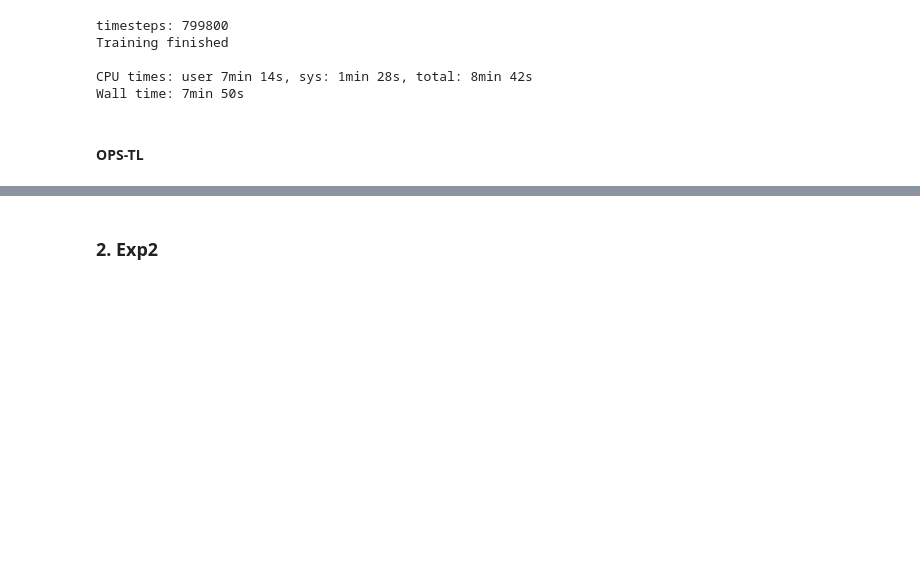
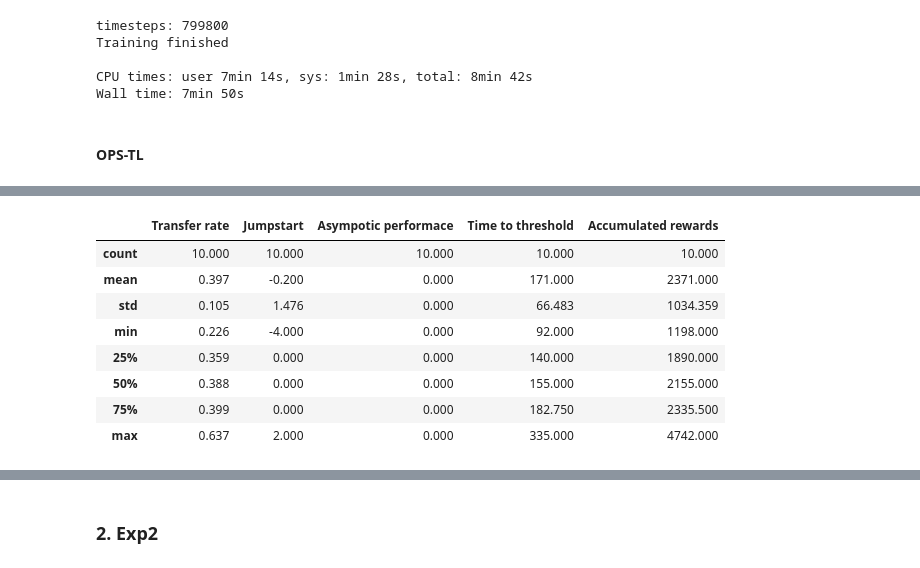
Before and after one commit to YangTA0/NegativeTransferEx, a Jupyter notebook: Baseline.ipynb, the cells around one changed output, grey strips where cells are left out. Cells and saved outputs as stored; diff of their text form; code cells hidden in the pictures; blank space fills up the shorter version.

```diff
--- a/Baseline.ipynb
+++ b/Baseline.ipynb
@@ -2063,7 +2517,7 @@ Wall time: 8min 48s
 # %%
 %%time
 #pr_v001_003
-pr_episodes_length_v001_003, pr_penalties_v001_003,pr_rewards_v001_003, _, pr_q_table_v001_003 = transform(target_rl_algo= prql,
+pr_episodes_length_v001_003, pr_penalties_v001_003,pr_rewards_v001_003, _, pr_q_table_v001_003 = transform(tl_algo= prql,
                                                                                        episode_num = EPISODE_NUM,
                                                                                        repeat_times = REPEAT_TIMES,
                                                                                        target_task = "Taxi-v003",
@@ -2190,0 +2659,15 @@ Canvas(toolbar=Toolbar(toolitems=[('Home', 'Reset original view', 'home', 'home'
+# %%
+# pr-Far transfer
+res = get_results(qlearn_rewards_v003,pr_rewards_v001_003)
+res = pd.DataFrame(res)
+res.describe()
+# %% [output]
+|  | Transfer rate | Jumpstart | Asympotic performace | Time to threshold | Accumulated rewards |
+| count | 10.000 | 10.000 | 10.000 | 10.000 | 10.000 |
+| mean | 0.397 | -0.200 | 0.000 | 171.000 | 2371.000 |
+| std | 0.105 | 1.476 | 0.000 | 66.483 | 1034.359 |
+| min | 0.226 | -4.000 | 0.000 | 92.000 | 1198.000 |
+| 25% | 0.359 | 0.000 | 0.000 | 140.000 | 1890.000 |
+| 50% | 0.388 | 0.000 | 0.000 | 155.000 | 2155.000 |
+| 75% | 0.399 | 0.000 | 0.000 | 182.750 | 2335.500 |
+| max | 0.637 | 2.000 | 0.000 | 335.000 | 4742.000 |
```
Also changed, not shown: parts of 142 cells of this notebook.
